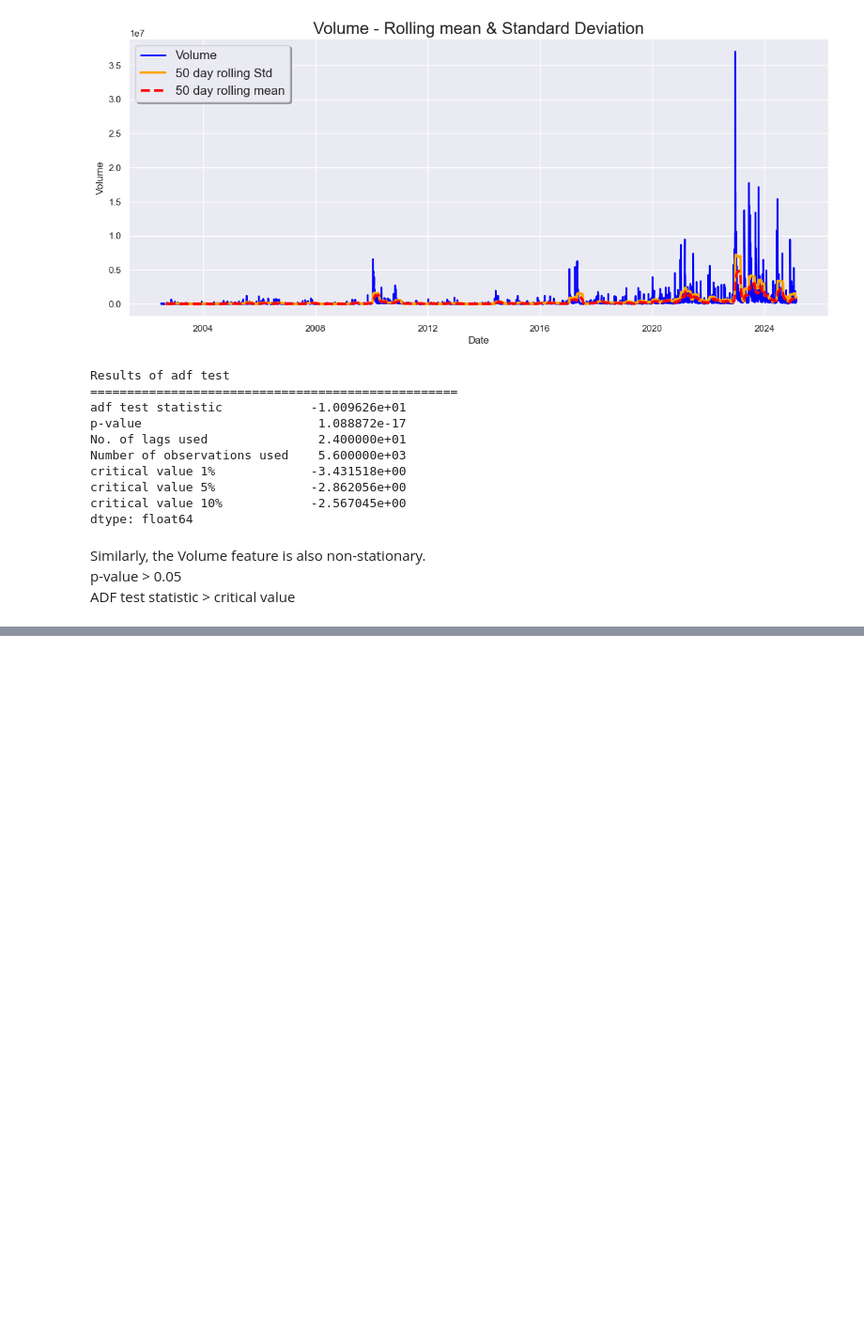
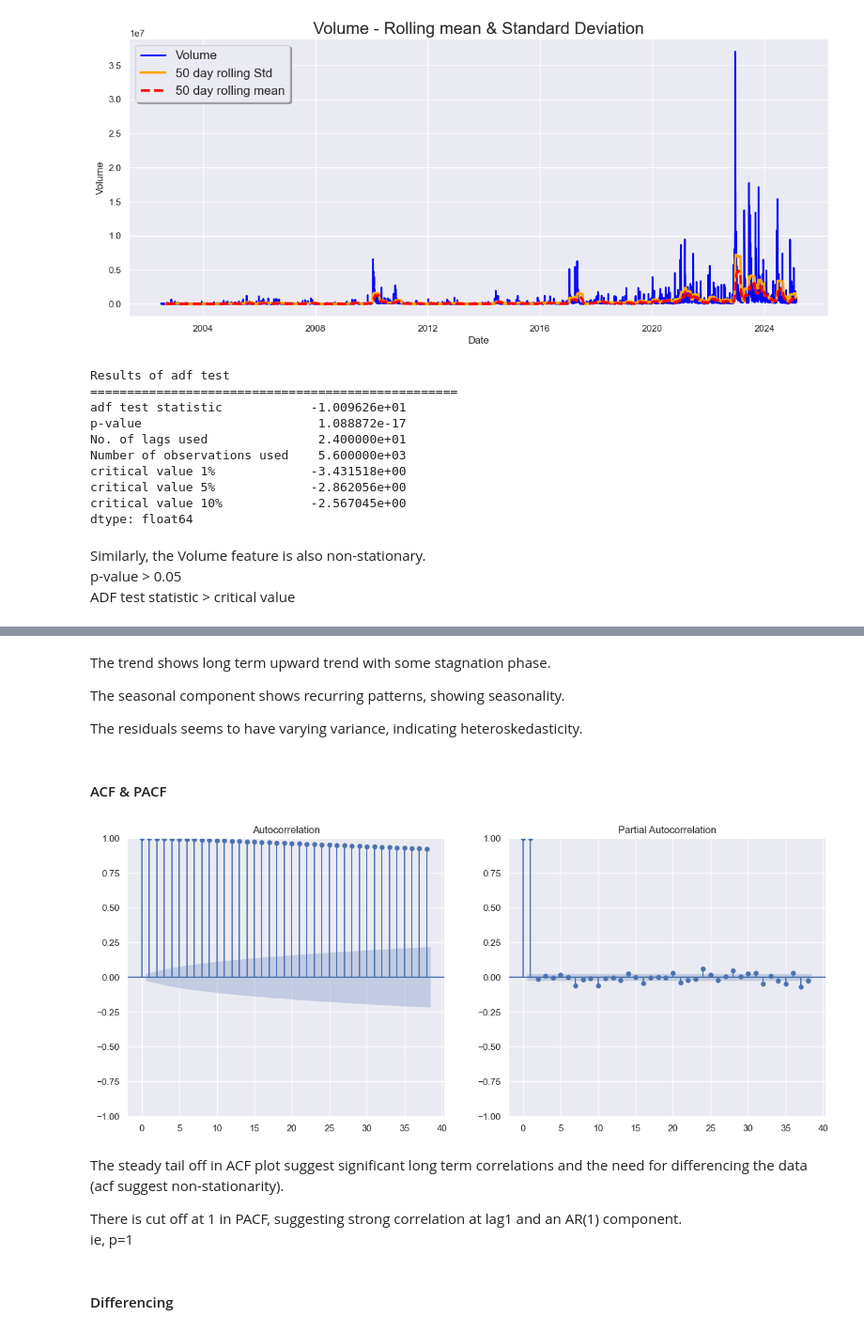
Before and after one commit to akashprak/StockPrice-TimeSeries, a Jupyter notebook: notebooks/Stock_price_forecast.ipynb, the cells around one changed output, grey strips where cells are left out. Shown at 94% size. Drawn from its saved outputs; the diff is of its cells as text; code cells hidden in the pictures; blank space fills up the shorter version.

```diff
--- a/notebooks/Stock_price_forecast.ipynb
+++ b/notebooks/Stock_price_forecast.ipynb
@@ -205,0 +215,22 @@ ADF test statistic > critical value
+# %% [markdown]
+The trend shows long term upward trend with some stagnation phase.
+
+The seasonal component shows recurring patterns, showing seasonality.
+
+The residuals seems to have varying variance, indicating heteroskedasticity.
+# %% [markdown]
+#### ACF & PACF
+# %%
+fig , (ax1,ax2) = plt.subplots(1,2)
+plot_acf(stock_data['Close'], ax=ax1)
+plot_pacf(stock_data['Close'], ax=ax2)
+plt.show()
+# %% [output]
+[figure, added]
+# %% [markdown]
+The steady tail off in ACF plot suggest significant long term correlations and the need for differencing the data (acf suggest non-stationarity).
+
+There is  cut off at 1 in PACF, suggesting strong correlation at lag1 and an AR(1) component.
+ie, p=1
+# %% [markdown]
+#### Differencing
```
Also changed, not shown: parts of 14 cells of this notebook.
